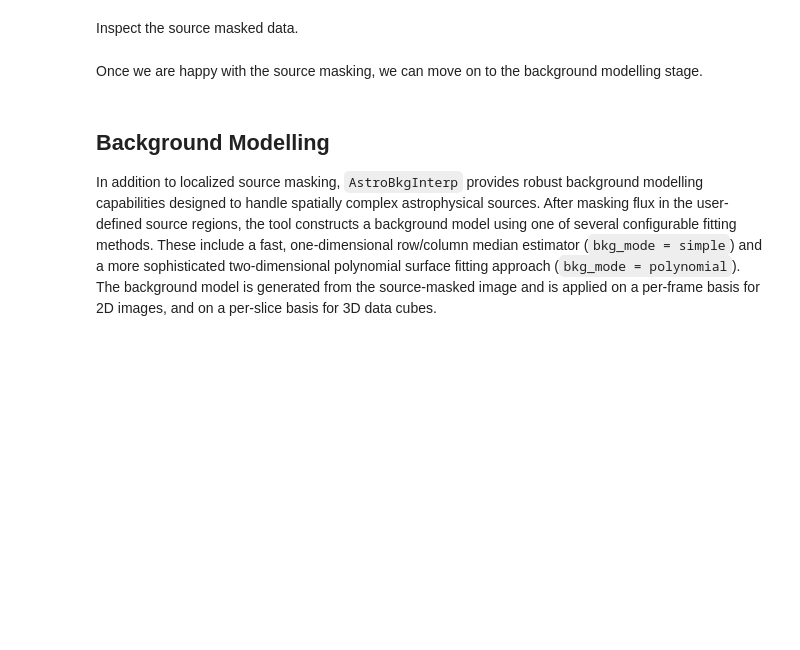
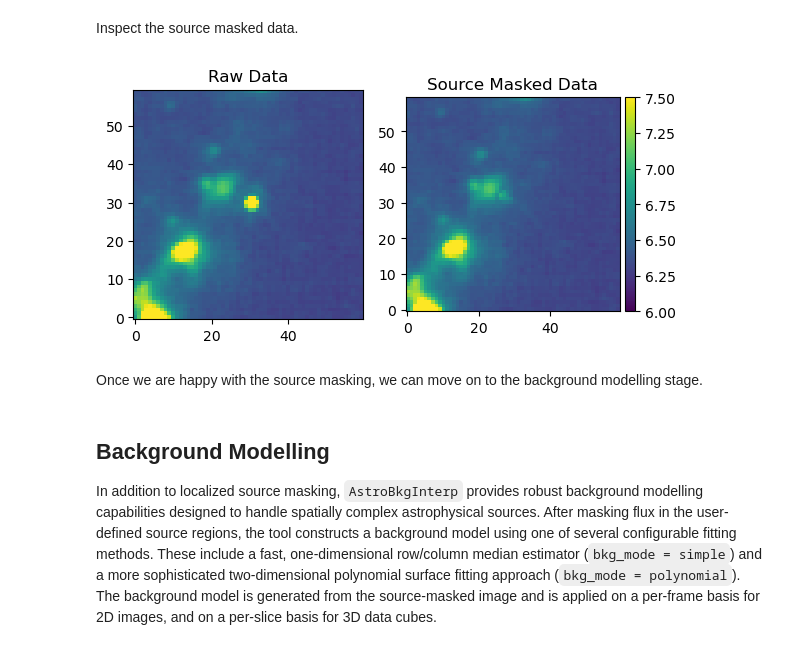
Before and after one commit to brynickson/AstroBkgInterp, a Jupyter notebook: AstroBkgInterp_Tutorial_MIRI_Imaging.ipynb, the cells around one changed output. Cells and saved outputs as stored; diff of their text form; code cells hidden in the pictures; blank space fills up the shorter version.

```diff
--- a/AstroBkgInterp_Tutorial_MIRI_Imaging.ipynb
+++ b/AstroBkgInterp_Tutorial_MIRI_Imaging.ipynb
@@ -290,18 +321,20 @@ Inspect the source masked data.
 # %%
 fig, ax = plt.subplots(1, 2, figsize=(6, 5), sharex=True)
 
 ax[0].set_title('Raw Data')
 ax[1].set_title('Source Masked Data')
 
-a = ax[0].imshow(data, vmin=-50, vmax=175, origin='lower', cmap='viridis')
-b = ax[1].imshow(bkg, vmin=-50, vmax=175, origin='lower', cmap='viridis')
+a = ax[0].imshow(data_cutout, vmax=7.5, vmin=6.0, origin='lower', cmap='viridis')
+b = ax[1].imshow(bkg, vmax=7.5, vmin=6.0, origin='lower', cmap='viridis')
 
 divider = make_axes_locatable(ax[1])
 cax = divider.append_axes('right', size='5%', pad=0.05)
 fig.colorbar(b, cax=cax, orientation='vertical')
 
 plt.tight_layout()
 plt.show()
+# %% [output]
+[figure, added]
 # %% [markdown]
 Once we are happy with the source masking, we can move on to the background modelling stage.
 # %% [markdown]
```
Also changed, not shown: parts of 8 cells of this notebook.
